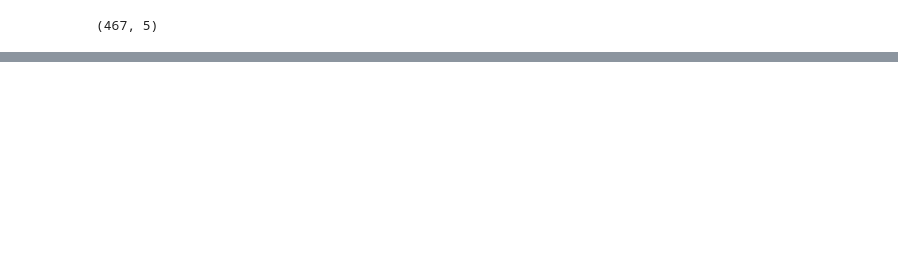
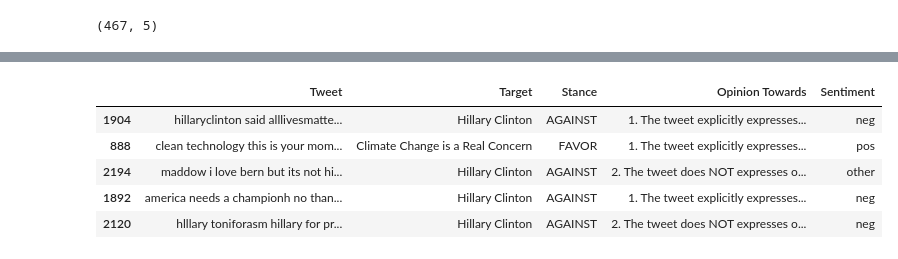
Before and after one commit to jamjewel/Stance-Classification-in-Tweets-using-NLP, a Jupyter notebook: DeepLearningAssignment2-Copy1.ipynb, the cells around one changed output, grey strips where cells are left out. Drawn from its saved outputs; the diff is of its cells as text; code cells hidden in the pictures; blank space fills up the shorter version.

```diff
--- a/DeepLearningAssignment2-Copy1.ipynb
+++ b/DeepLearningAssignment2-Copy1.ipynb
@@ -193,0 +131,4 @@ tweet_lines[:2]
+# %%
+training_data = training_data.applymap(str)
+# %%
+training_data["Tweet"] = training_data["Tweet"].apply(str)
@@ -193,0 +155,26 @@ tweet_lines[:2]
+# %%
+
+# Apply a first round of text cleaning techniques
+import re
+import string
+
+def clean_text_round1(text):
+    '''Make text lowercase, remove text in square brackets, remove punctuation and remove words containing numbers.'''
+    text = text.lower()
+    text = re.sub('\[.*?\]', '', text)
+    text = re.sub('[%s]' % re.escape(string.punctuation), '', text)
+    text = re.sub('\w*\d\w*', '', text)
+    return text
+round1 = lambda x: clean_text_round1(x)
+# %%
+
+# Let's take a look at the updated text
+training_data['Tweet'] = training_data['Tweet'].apply(round1)
+training_data.head(5)
+# %% [output]
+|  | Tweet | Target | Stance | Opinion Towards | Sentiment |
+| 1904 | hillaryclinton said alllivesmatte... | Hillary Clinton | AGAINST | 1. The tweet explicitly expresses... | neg |
+| 888 | clean technology this is your mom... | Climate Change is a Real Concern | FAVOR | 1. The tweet explicitly expresses... | pos |
+| 2194 | maddow i love bern but its not hi... | Hillary Clinton | AGAINST | 2. The tweet does NOT expresses o... | other |
+| 1892 | america needs a championh no than... | Hillary Clinton | AGAINST | 1. The tweet explicitly expresses... | neg |
+| 2120 | hlllary toniforasm hillary for pr... | Hillary Clinton | AGAINST | 2. The tweet does NOT expresses o... | neg |
```
Also changed, not shown: parts of 19 cells of this notebook.
